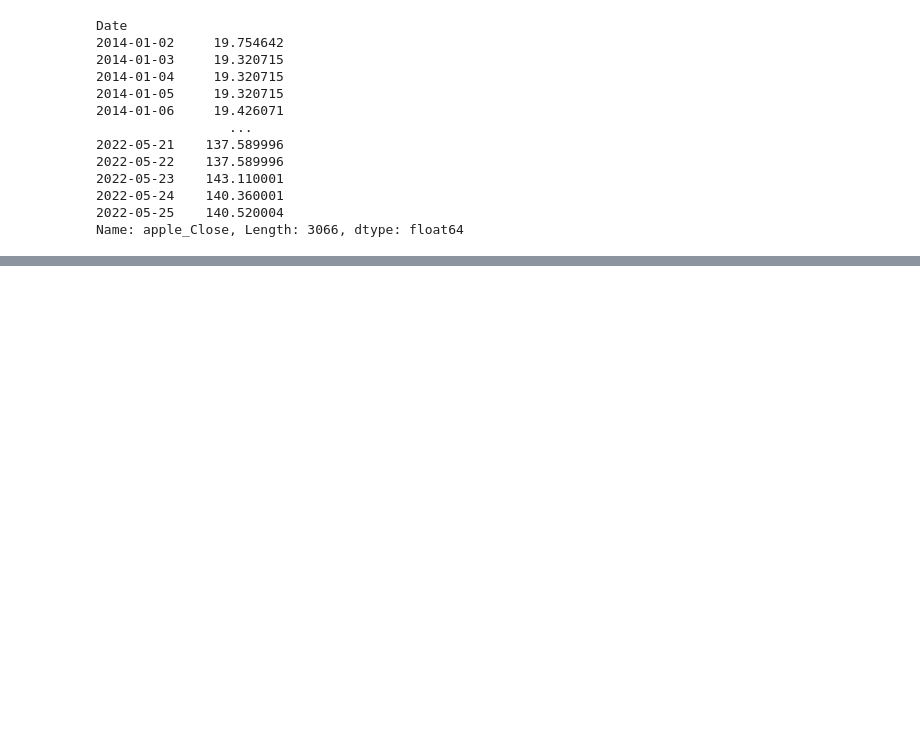
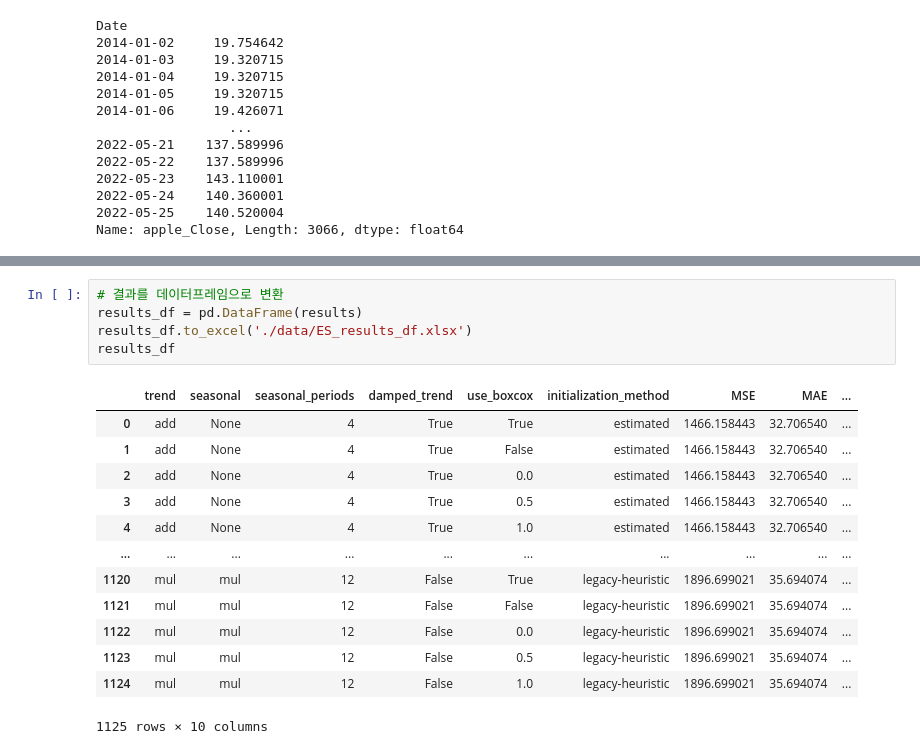
Before and after one commit to py4ine/study_ML, a Jupyter notebook: ExponentialSmoothing.ipynb, the cells around one changed output, grey strips where cells are left out. Drawn from its saved outputs; the diff is of its cells as text; blank space fills up the shorter version.

```diff
--- a/ExponentialSmoothing.ipynb
+++ b/ExponentialSmoothing.ipynb
@@ -223,0 +343,19 @@ for params in ParameterGrid(param_grid):
+# %%
+# 결과를 데이터프레임으로 변환
+results_df = pd.DataFrame(results)
+results_df.to_excel('./data/ES_results_df.xlsx')
+results_df
+# %% [output]
+|  | trend | seasonal | seasonal_periods | damped_trend | use_boxcox | initialization_method | MSE | MAE | ... |
+| 0 | add | None | 4 | True | True | estimated | 1466.158443 | 32.706540 | ... |
+| 1 | add | None | 4 | True | False | estimated | 1466.158443 | 32.706540 | ... |
+| 2 | add | None | 4 | True | 0.0 | estimated | 1466.158443 | 32.706540 | ... |
+| 3 | add | None | 4 | True | 0.5 | estimated | 1466.158443 | 32.706540 | ... |
+| 4 | add | None | 4 | True | 1.0 | estimated | 1466.158443 | 32.706540 | ... |
+| ... | ... | ... | ... | ... | ... | ... | ... | ... | ... |
+| 1120 | mul | mul | 12 | False | True | legacy-heuristic | 1896.699021 | 35.694074 | ... |
+| 1121 | mul | mul | 12 | False | False | legacy-heuristic | 1896.699021 | 35.694074 | ... |
+| 1122 | mul | mul | 12 | False | 0.0 | legacy-heuristic | 1896.699021 | 35.694074 | ... |
+| 1123 | mul | mul | 12 | False | 0.5 | legacy-heuristic | 1896.699021 | 35.694074 | ... |
+| 1124 | mul | mul | 12 | False | 1.0 | legacy-heuristic | 1896.699021 | 35.694074 | ... |
+1125 rows × 10 columns
```
Also changed, not shown: parts of 13 cells of this notebook, 2 other files.
